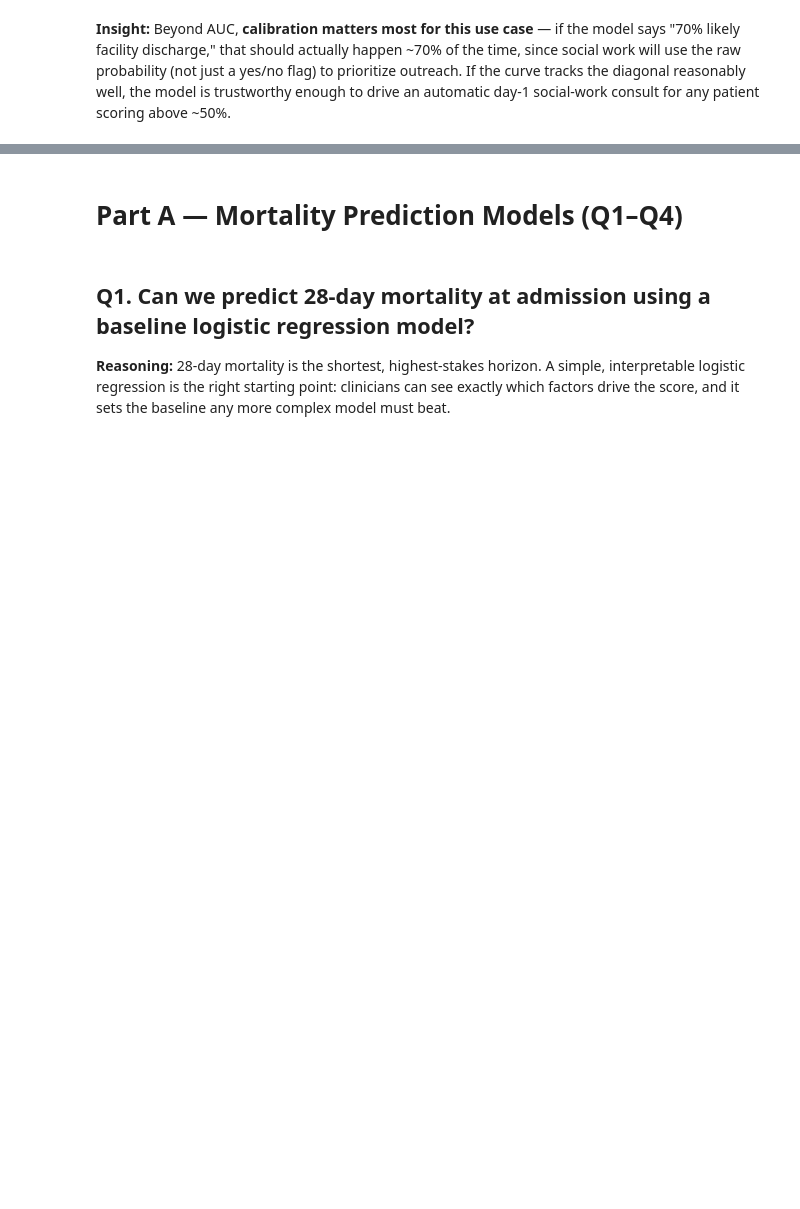
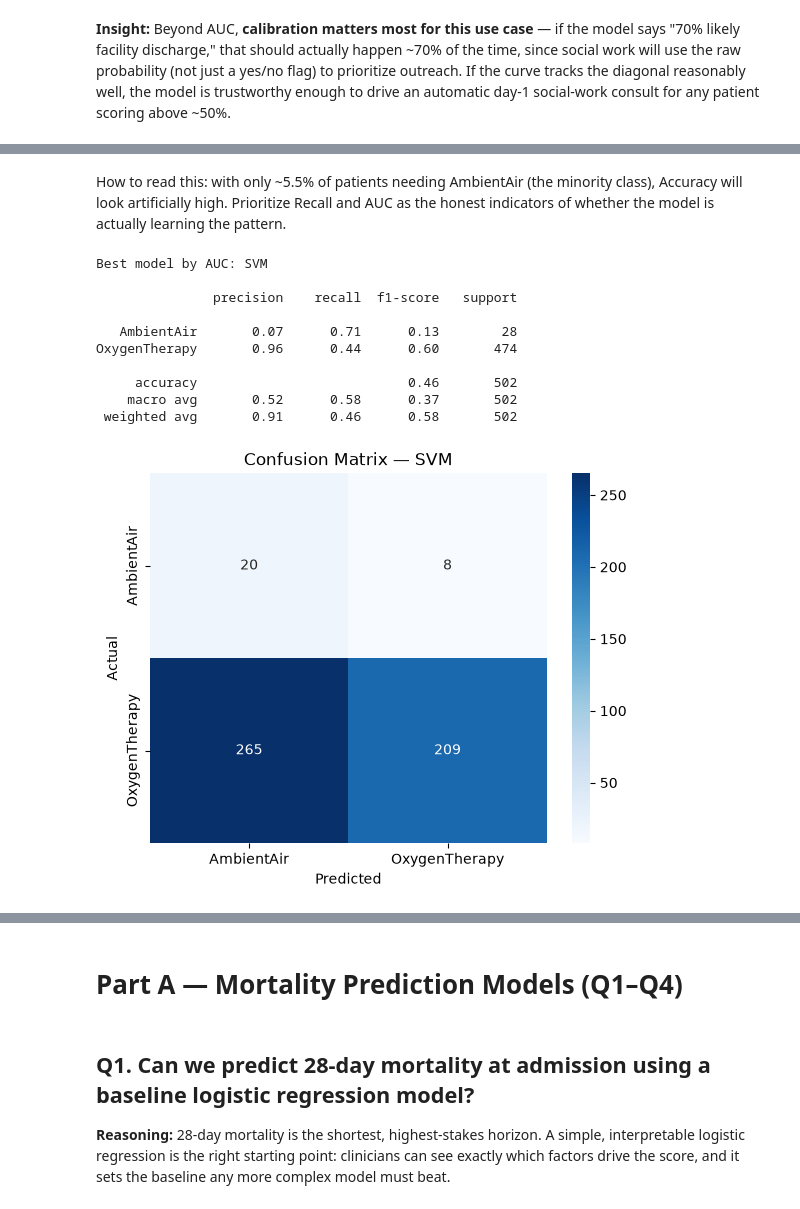
Before and after one commit to mishrasudha1984-png/Team4_The_Zen_OF_Five_PythonHackathon_Sep2026, a Jupyter notebook: Team4_The_Zen_Of_Five_4.Predictive.ipynb, the cells around one changed output, grey strips where cells are left out. Drawn from its saved outputs; the diff is of its cells as text; code cells hidden in the pictures; blank space fills up the shorter version.

```diff
--- a/Team4_The_Zen_Of_Five_4.Predictive.ipynb
+++ b/Team4_The_Zen_Of_Five_4.Predictive.ipynb
@@ -648,0 +821,24 @@ patient scoring above ~50%.
+# %%
+features_cat3 = ['gender', 'agecat', 'chronic_obstructive_pulmonary_disease',
+                 'diabetes', 'moderate_to_severe_chronic_kidney_disease']
+features_num3 = ['bmi', 'brain_natriuretic_peptide']
+
+model_df3 = df[features_cat3 + features_num3 + [target3]].copy()
+
+for c in features_num3:
+    model_df3[c] = model_df3[c].fillna(model_df3[c].median())
+
+model_df3 = model_df3.dropna(subset=features_cat3 + [target3])
+model_df3 = pd.get_dummies(model_df3, columns=features_cat3, drop_first=True)
+
+le3 = LabelEncoder()
+model_df3[target3] = le3.fit_transform(model_df3[target3])
+print("Class mapping:", dict(zip(le3.classes_, le3.transform(le3.classes_))))
+
+X3 = model_df3.drop(columns=[target3])
+y3 = model_df3[target3]
+
+X3_train, X3_test, y3_train, y3_test = train_test_split(
+    X3, y3, test_size=0.25, random_state=42, stratify=y3)
+
+print("Train shape:", X3_train.shape, " Test shape:", X3_test.shape)
@@ -648,0 +899,32 @@ patient scoring above ~50%.
+# %% [markdown]
+How to read this: with only ~5.5% of patients needing AmbientAir (the minority class), Accuracy will look artificially high. Prioritize Recall and AUC as the honest indicators of whether the model is actually learning the pattern.
+# %%
+best_name3 = pd.DataFrame(summary3).T.sort_values('AUC%', ascending=False).index[0]
+best_model3 = dict(models3)[best_name3]
+
+if best_name3 in ('LogisticRegression', 'KNN', 'SVM', 'Naive Bayes'):
+    y_pred_best3 = best_model3.predict(X3_test_scaled)
+else:
+    y_pred_best3 = best_model3.predict(X3_test)
+
+print(f"Best model by AUC: {best_name3}\n")
+print(classification_report(y3_test, y_pred_best3, target_names=le3.classes_, zero_division=0))
+
+cm3 = confusion_matrix(y3_test, y_pred_best3)
+sns.heatmap(cm3, annot=True, fmt='d', cmap='Blues',
+            xticklabels=le3.classes_, yticklabels=le3.classes_)
+plt.xlabel('Predicted'); plt.ylabel('Actual')
+plt.title(f'Confusion Matrix — {best_name3}')
+plt.show()
+# %% [output]
+Best model by AUC: SVM
+
+               precision    recall  f1-score   support
+
+   AmbientAir       0.07      0.71      0.13        28
+OxygenTherapy       0.96      0.44      0.60       474
+
+     accuracy                           0.46       502
+    macro avg       0.52      0.58      0.37       502
+ weighted avg       0.91      0.46      0.58       502
+[figure, added]
```
Also changed, not shown: parts of 55 cells of this notebook.
